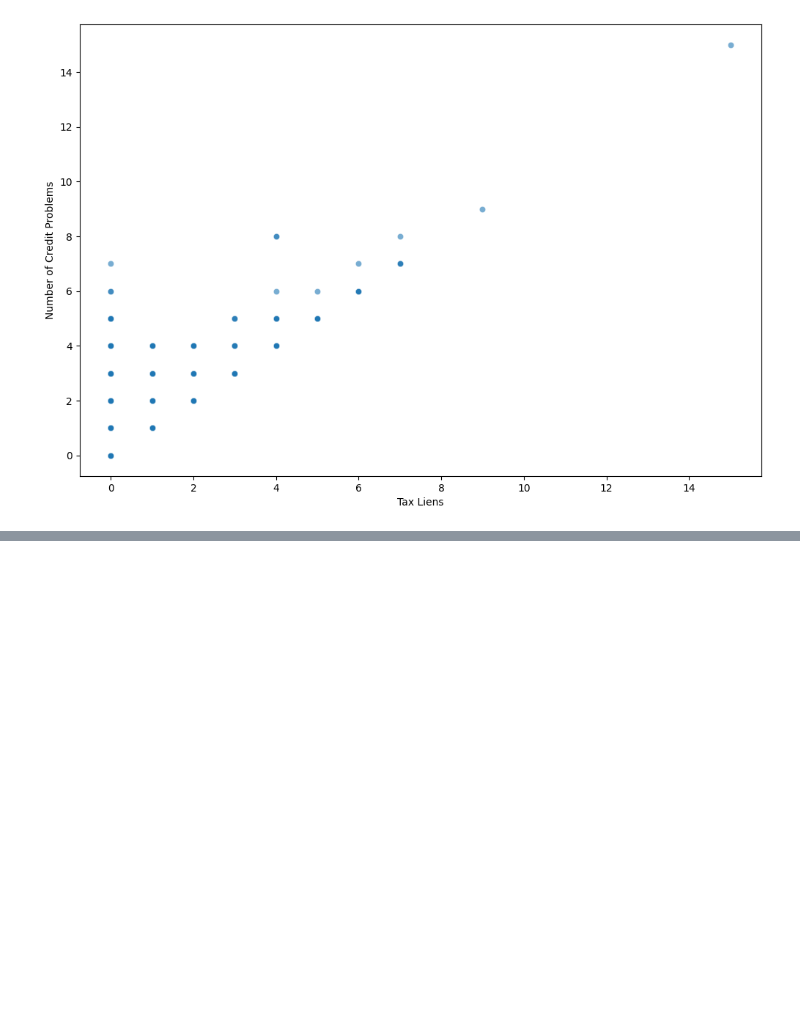
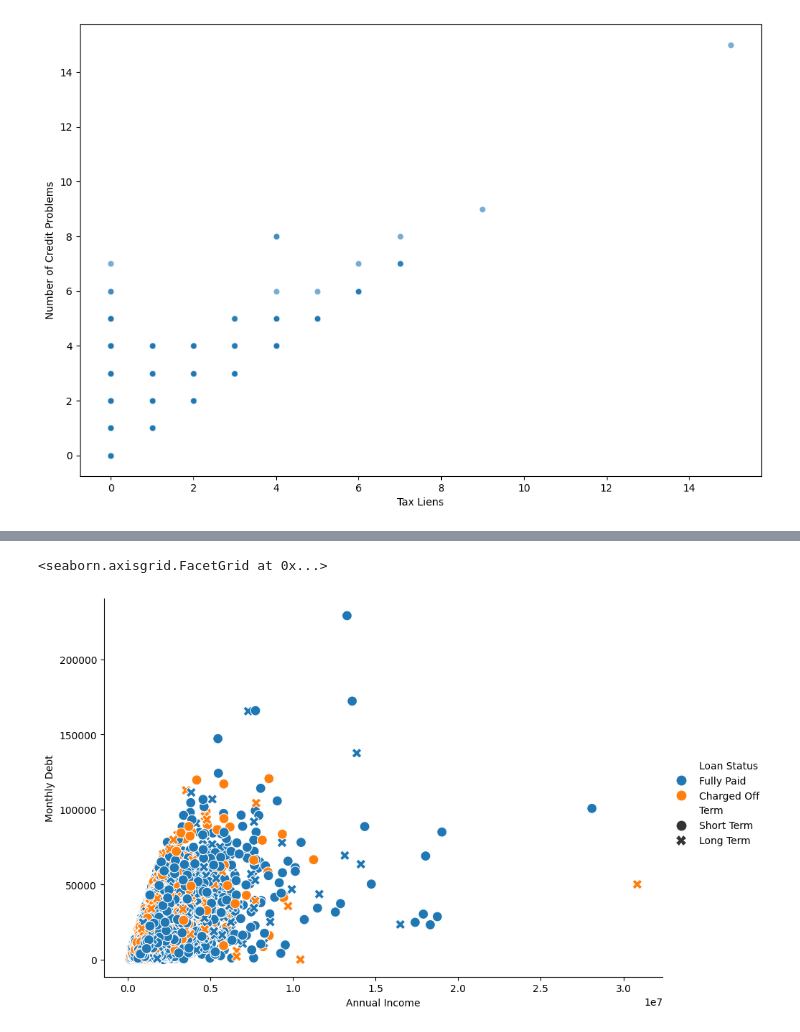
Before and after one commit to iwhite-booth21/PythonistaPractice, a Jupyter notebook: Python Statistical Plots Visualizing & Analyzing Data Using Seaborn/Relational_Data.ipynb, the cells around one changed output, grey strips where cells are left out. Cells and saved outputs as stored; diff of their text form; code cells hidden in the pictures; blank space fills up the shorter version.

```diff
--- a/Python Statistical Plots Visualizing & Analyzing Data Using Seaborn/Relational_Data.ipynb
+++ b/Python Statistical Plots Visualizing & Analyzing Data Using Seaborn/Relational_Data.ipynb
@@ -75,0 +82,7 @@ sns.scatterplot(x = "Tax Liens", y = "Number of Credit Problems", alpha = 0.6 ,
+# %%
+# Customizing Scatterplots with multiple variables
+# Adding param style
+sns.relplot(x = "Annual Income", y = "Monthly Debt", hue = "Loan Status", style = "Term" , data = c_data, height = 6, aspect = 1.5, s = 100)
+# %% [output]
+<seaborn.axisgrid.FacetGrid at 0x...>
+[figure, added]
```
Also changed, not shown: parts of 6 cells of this notebook, 1 other file.
